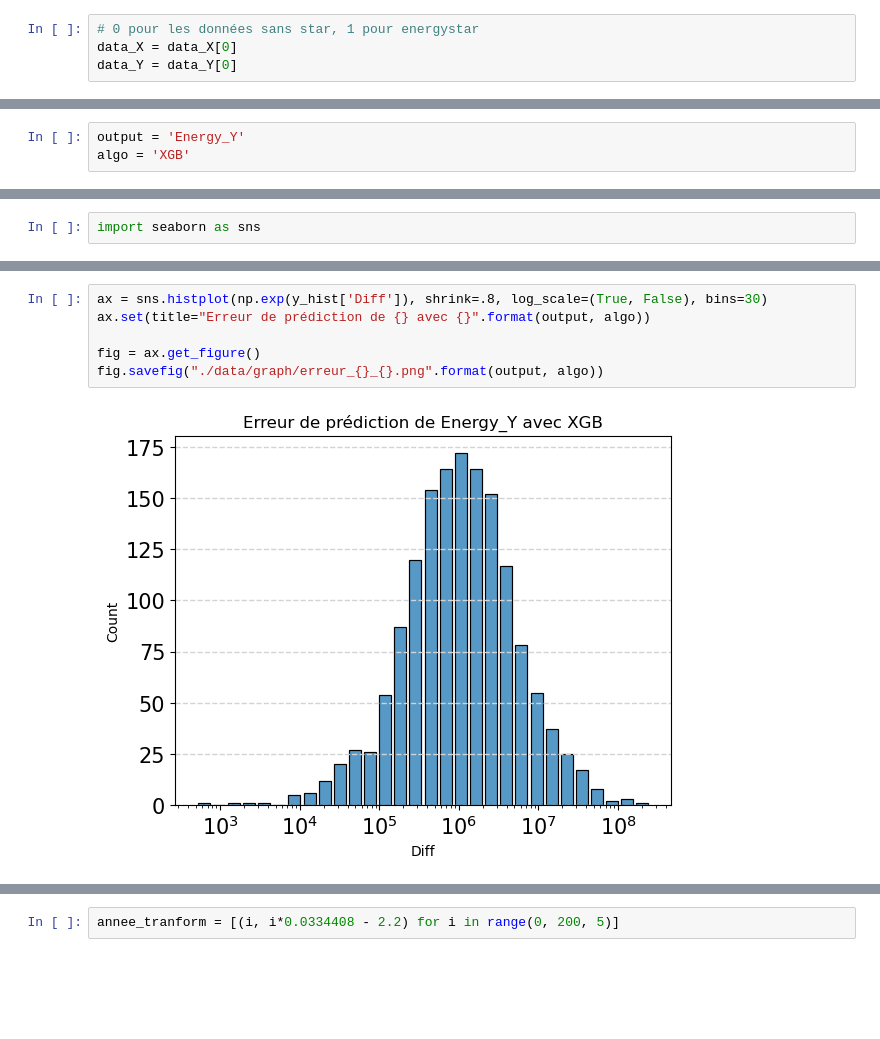
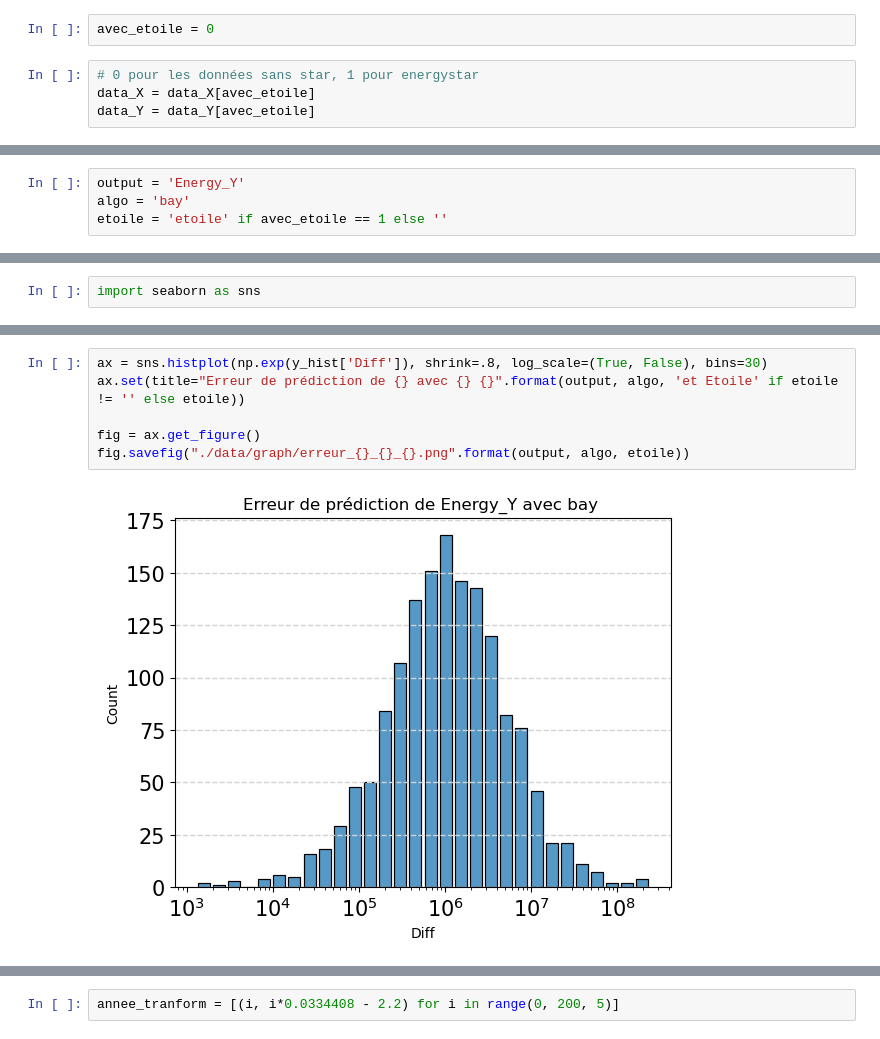
Before and after one commit to CeVague/Projet_4-Anticipez_besoins_consommation_batiments, a Jupyter notebook: Prediction.ipynb, the cells around one changed output, grey strips where cells are left out. Drawn from its saved outputs; the diff is of its cells as text; blank space fills up the shorter version.

```diff
--- a/Prediction.ipynb
+++ b/Prediction.ipynb
@@ -17,10 +17,12 @@ import pickle
 
 with open("./data/pickle", 'rb') as f:
     data_X, data_Y = pickle.load(f)
+# %%
+avec_etoile = 0
 # %%
 # 0 pour les données sans star, 1 pour energystar
-data_X = data_X[0]
-data_Y = data_Y[0]
+data_X = data_X[avec_etoile]
+data_Y = data_Y[avec_etoile]
 # %% [markdown]
 ## Liste des colonnes utilisables
 # %%
@@ -465,6 +467,7 @@ shap.summary_plot(shap_values, data_X[col_num], plot_type="bar", max_display=300
 # %%
 output = 'Energy_Y'
-algo = 'XGB'
+algo = 'bay'
+etoile = 'etoile' if avec_etoile == 1 else ''
 # %%
 y_hist = pd.DataFrame(columns=['Test', 'Predict'])
 # %%
@@ -515,11 +518,11 @@ fig.savefig("./data/graph/predict_{}_{}.png".format(output, algo))
 # %%
 ax = sns.histplot(np.exp(y_hist['Diff']), shrink=.8, log_scale=(True, False), bins=30)
-ax.set(title="Erreur de prédiction de {} avec {}".format(output, algo))
+ax.set(title="Erreur de prédiction de {} avec {} {}".format(output, algo, 'et Etoile' if etoile != '' else etoile))
 
 fig = ax.get_figure()
-fig.savefig("./data/graph/erreur_{}_{}.png".format(output, algo))
+fig.savefig("./data/graph/erreur_{}_{}_{}.png".format(output, algo, etoile))
 # %% [output]
-[figure, old version]
+[figure, new version]
 # %%
 sns.scatterplot(y_hist, x='Test', y='Predict', hue='Diff')
 # %% [output]
```
Also changed, not shown: parts of 12 cells of this notebook, 2 other files.
